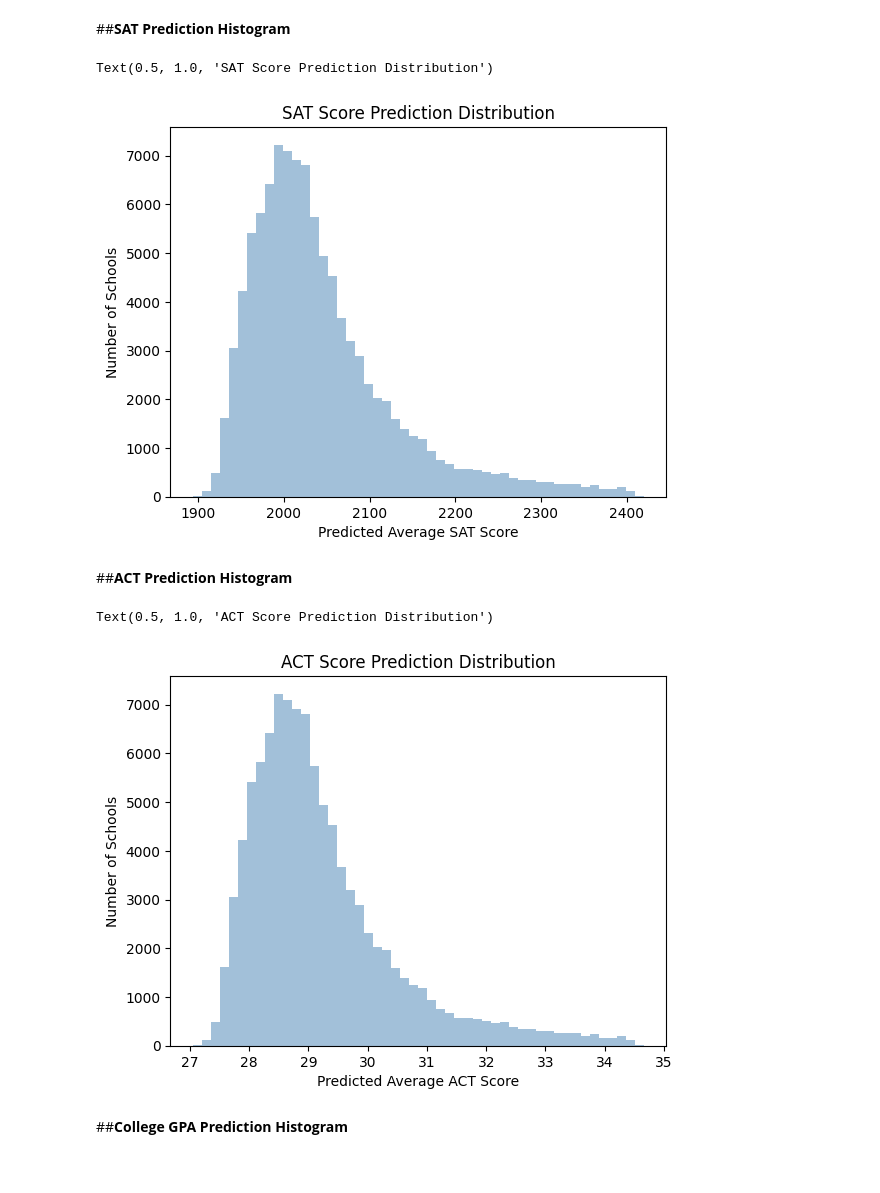
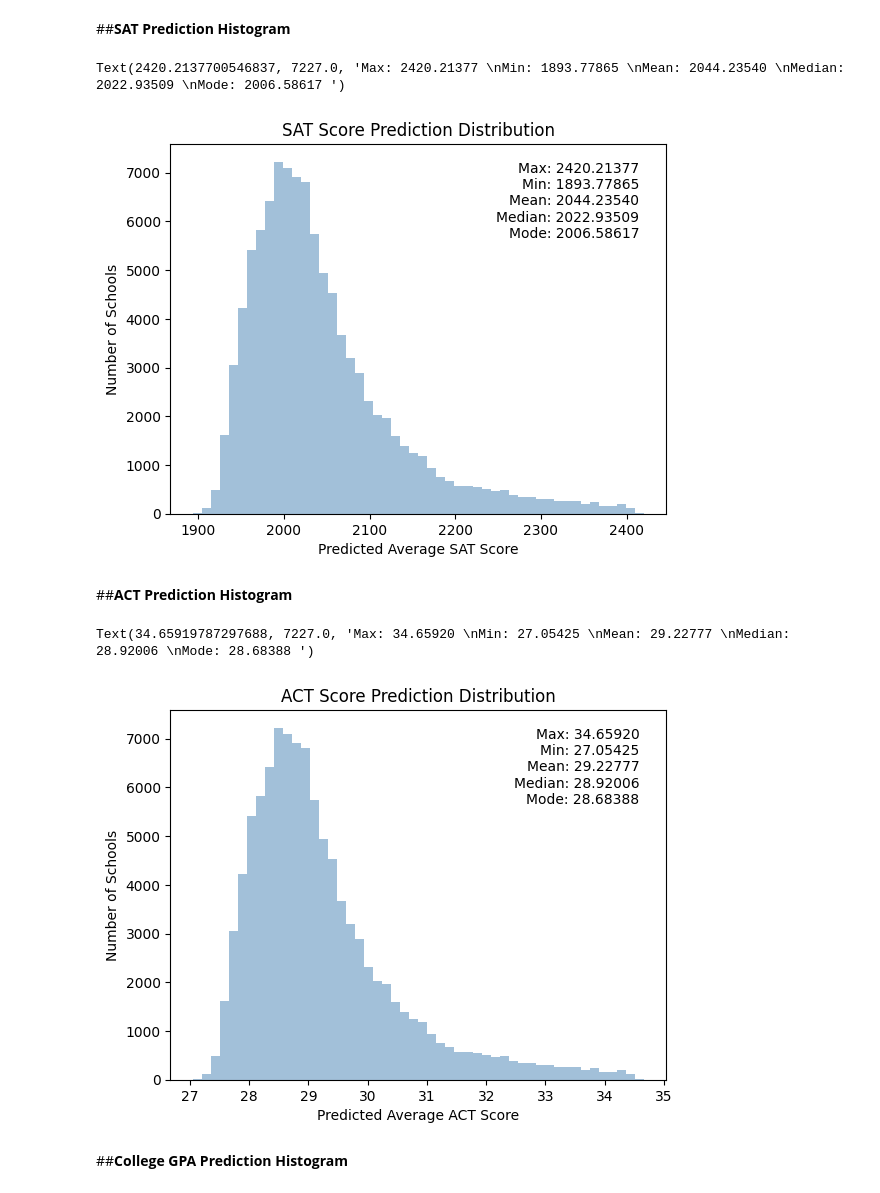
Before and after one commit to thompsonkate1/Python-Project, a Jupyter notebook: PythonFinalProject.ipynb, the cells around one changed output. Cells and saved outputs as stored; diff of their text form; code cells hidden in the pictures.

```diff
--- a/PythonFinalProject.ipynb
+++ b/PythonFinalProject.ipynb
@@ -338,13 +446,29 @@ R score: 0.051637313314820577
 # %%
 #I am going to plot histograms of the predicted data to see if, for example, predicted SAT scores for our ~100,000 schools skew high
 #This is the histogram for SAT Score Prediction
 predictedSAThist= plt.hist(IPR["SAT Score Prediction"], bins=50, alpha=0.5, histtype='stepfilled', color='steelblue',edgecolor='none')
 plt.xlabel("Predicted Average SAT Score")
 plt.ylabel("Number of Schools")
 plt.title("SAT Score Prediction Distribution")
+
+#Calculating a bunch of statitical data to display on the figure
+SATmax="{:.5f}".format(float(max(IPR["SAT Score Prediction"])))
+SATmin="{:.5f}".format(float(min(IPR["SAT Score Prediction"])))
+import statistics
+SATmean="{:.5f}".format(float(statistics.mean(IPR["SAT Score Prediction"])))
+SATmedian="{:.5f}".format(float(statistics.median(IPR["SAT Score Prediction"])))
+SATmode="{:.5f}".format(float(statistics.mode(IPR["SAT Score Prediction"])))
+SATstats='''Max: {}
+Min: {}
+Mean: {}
+Median: {}
+Mode: {} '''.format(SATmax, SATmin, SATmean, SATmedian, SATmode)
+x_coord = max(IPR["SAT Score Prediction"])
+y_coord = np.max(predictedSAThist[0])
+plt.text(x_coord, y_coord, SATstats, ha='right', va='top')
 # %% [output]
-Text(0.5, 1.0, 'SAT Score Prediction Distribution')
+Text(2420.2137700546837, 7227.0, 'Max: 2420.21377 \nMin: 1893.77865 \nMean: 2044.23540 \nMedian: 2022.93509 \nMode: 2006.58617 ')
-[figure, old version]
+[figure, new version]
 # %% [markdown]
 ##__ACT Prediction Histogram__
 # %%
@@ -353,9 +477,25 @@ predictedACThist=plt.hist(IPR["ACT Score Prediction"], bins=50, alpha=0.5, histt
 plt.xlabel("Predicted Average ACT Score")
 plt.ylabel("Number of Schools")
 plt.title("ACT Score Prediction Distribution")
+
+#Calculating a bunch of statitical data to display on the figure
+ACTmax="{:.5f}".format(float(max(IPR["ACT Score Prediction"])))
+ACTmin="{:.5f}".format(float(min(IPR["ACT Score Prediction"])))
+import statistics
+ACTmean="{:.5f}".format(float(statistics.mean(IPR["ACT Score Prediction"])))
+ACTmedian="{:.5f}".format(float(statistics.median(IPR["ACT Score Prediction"])))
+ACTmode="{:.5f}".format(float(statistics.mode(IPR["ACT Score Prediction"])))
+ACTstats='''Max: {}
+Min: {}
+Mean: {}
+Median: {}
+Mode: {} '''.format(ACTmax, ACTmin, ACTmean, ACTmedian, ACTmode)
+x_coord = max(IPR["ACT Score Prediction"])
+y_coord = np.max(predictedACThist[0])
+plt.text(x_coord, y_coord, ACTstats, ha='right', va='top')
 # %% [output]
-Text(0.5, 1.0, 'ACT Score Prediction Distribution')
+Text(34.65919787297688, 7227.0, 'Max: 34.65920 \nMin: 27.05425 \nMean: 29.22777 \nMedian: 28.92006 \nMode: 28.68388 ')
-[figure, old version]
+[figure, new version]
 # %% [markdown]
 ##__College GPA Prediction Histogram__
 # %%
```
Also changed, not shown: parts of 27 cells of this notebook.
